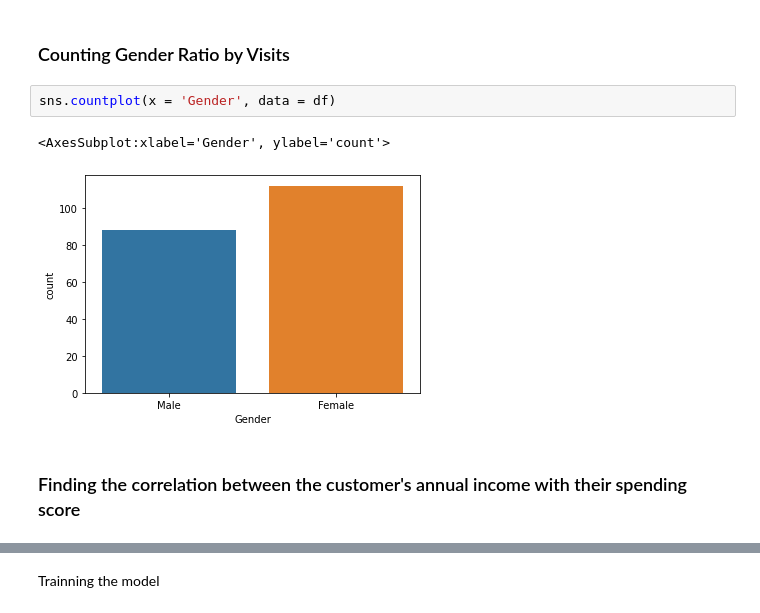
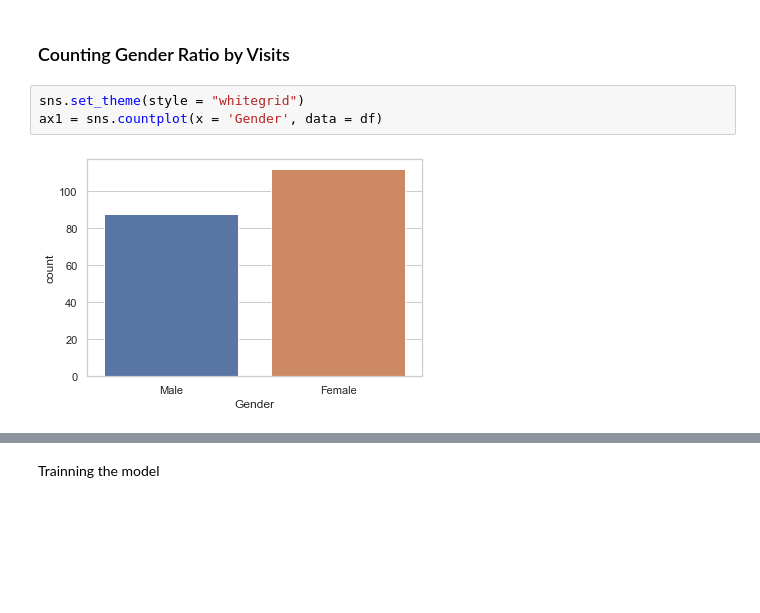
Before and after one commit to CelestialArcadia/Customer-Segmentation, a Jupyter notebook: Customer_Segmentation_Analysis.ipynb, the cells around one changed output, grey strips where cells are left out. Saved outputs shown, nothing was run; the diff lists cells and outputs as text; blank space fills up the shorter version.

```diff
--- a/Customer_Segmentation_Analysis.ipynb
+++ b/Customer_Segmentation_Analysis.ipynb
@@ -66,9 +79,7 @@ df.describe()
 # %% [markdown]
 ### Counting Gender Ratio by Visits
 # %%
-sns.countplot(x = 'Gender', data = df)
+sns.set_theme(style = "whitegrid")
+ax1 = sns.countplot(x = 'Gender', data = df)
 # %% [output]
-<AxesSubplot:xlabel='Gender', ylabel='count'>
-[figure, old version]
+[figure, new version]
-# %% [markdown]
-### Finding the correlation between the customer's annual income with their spending score
```
Also changed, not shown: parts of 23 cells of this notebook, 1 other file.
